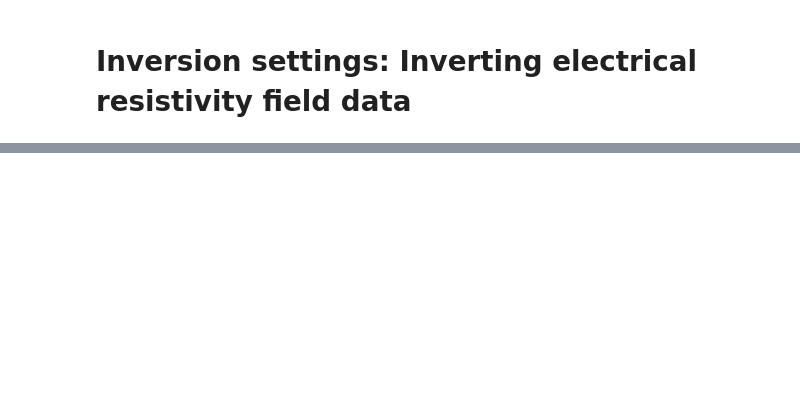
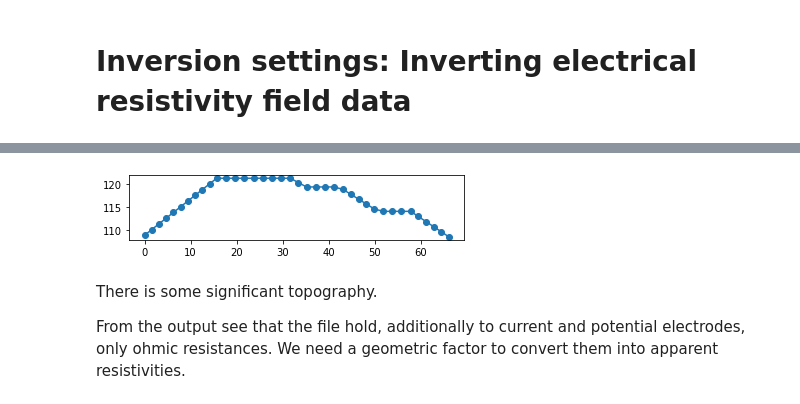
Before and after one commit to gimli-org/transform2021, a Jupyter notebook: 5_ERT_field_data_inversion.ipynb, the cells around one changed output, grey strips where cells are left out. Saved outputs shown, nothing was run; the diff lists cells and outputs as text; code cells hidden in the pictures; blank space fills up the shorter version.

```diff
--- a/5_ERT_field_data_inversion.ipynb
+++ b/5_ERT_field_data_inversion.ipynb
@@ -14,0 +21,4 @@
+# %%
+data = pg.getExampleFile('ert/slagdump.ohm', load=True, verbose=True)
+#data = pg.DataContainerERT("data/beach.dat")
+print(data)
@@ -14,0 +29,10 @@
+# %%
+fig, ax = plt.subplots()
+ax.plot(pg.x(data), pg.z(data), 'o-')
+ax.set_aspect(1.0)
+# %% [output]
+[figure, added]
+# %% [markdown]
+There is some significant topography.
+
+From the output see that the file hold, additionally to current and potential electrodes, only ohmic resistances. We need a geometric factor to convert them into apparent resistivities.
```
Also changed, not shown: parts of 10 cells of this notebook.
